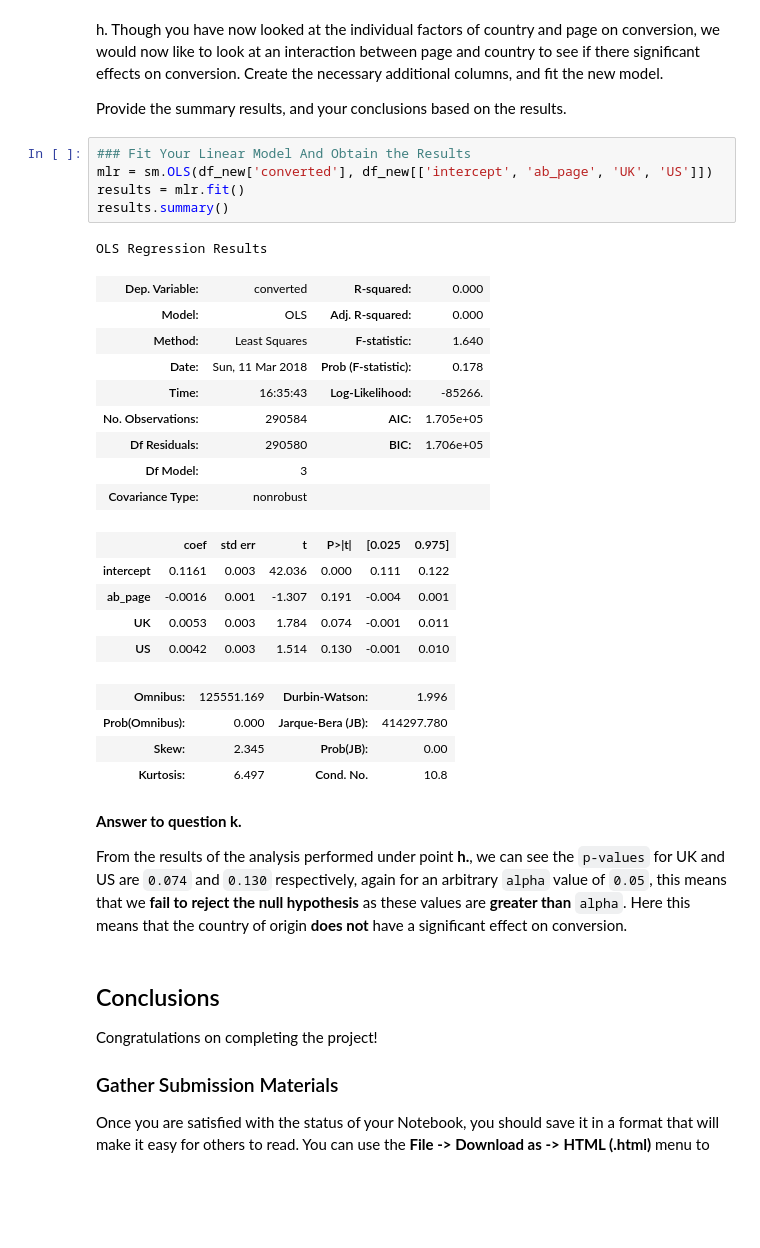
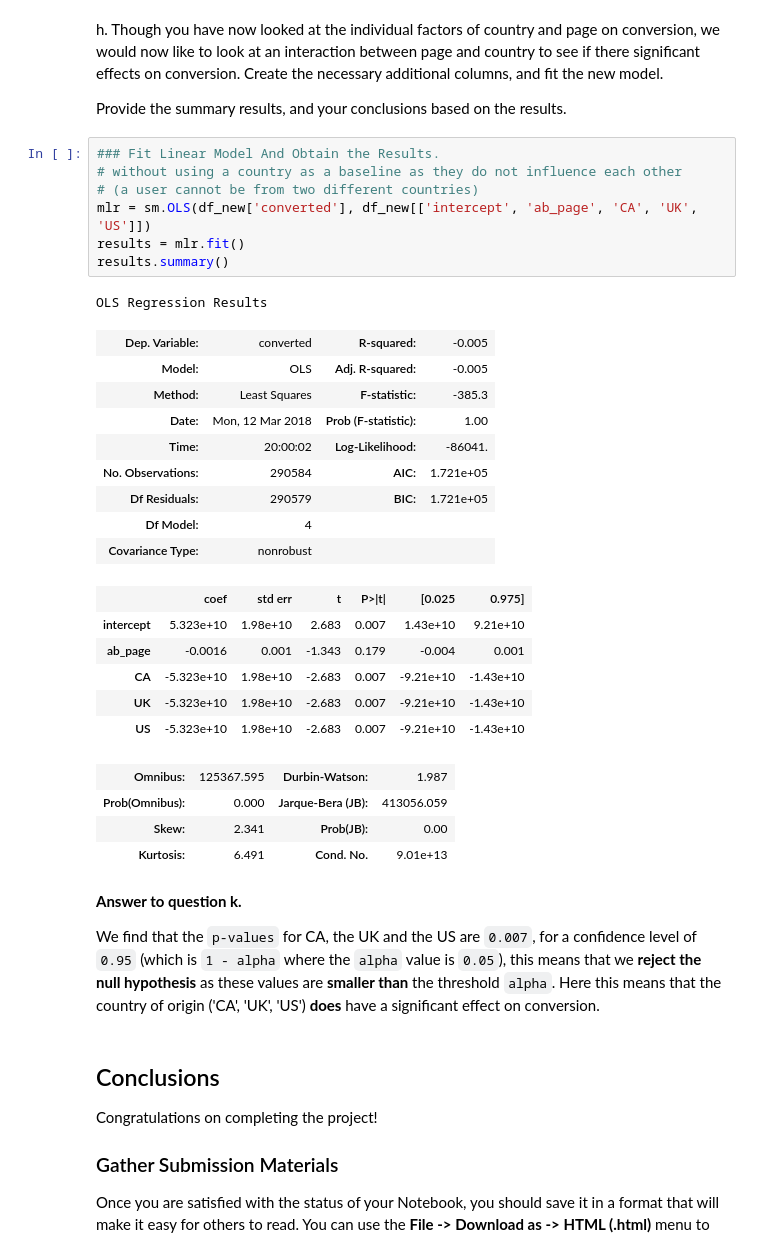
Before and after one commit to Zabamund/datasci-nano, a Jupyter notebook: AnalyzeABTest/Analyze_ab_test_results_notebook.ipynb, the cells around one changed output. Saved outputs shown, nothing was run; the diff lists cells and outputs as text; blank space fills up the shorter version.

```diff
--- a/AnalyzeABTest/Analyze_ab_test_results_notebook.ipynb
+++ b/AnalyzeABTest/Analyze_ab_test_results_notebook.ipynb
@@ -726,34 +726,37 @@ h. Though you have now looked at the individual factors of country and page on c
 
 Provide the summary results, and your conclusions based on the results.
 # %%
-### Fit Your Linear Model And Obtain the Results
-mlr = sm.OLS(df_new['converted'], df_new[['intercept', 'ab_page', 'UK', 'US']])
+### Fit Linear Model And Obtain the Results.
+# without using a country as a baseline as they do not influence each other
+# (a user cannot be from two different countries)
+mlr = sm.OLS(df_new['converted'], df_new[['intercept', 'ab_page', 'CA', 'UK', 'US']])
 results = mlr.fit()
 results.summary()
 # %% [output]
 OLS Regression Results
-| Dep. Variable: | converted | R-squared: | 0.000 |
-| Model: | OLS | Adj. R-squared: | 0.000 |
-| Method: | Least Squares | F-statistic: | 1.640 |
-| Date: | Sun, 11 Mar 2018 | Prob (F-statistic): | 0.178 |
-| Time: | 16:35:43 | Log-Likelihood: | -85266. |
-| No. Observations: | 290584 | AIC: | 1.705e+05 |
-| Df Residuals: | 290580 | BIC: | 1.706e+05 |
-| Df Model: | 3 |  |  |
+| Dep. Variable: | converted | R-squared: | -0.005 |
+| Model: | OLS | Adj. R-squared: | -0.005 |
+| Method: | Least Squares | F-statistic: | -385.3 |
+| Date: | Mon, 12 Mar 2018 | Prob (F-statistic): | 1.00 |
+| Time: | 20:00:02 | Log-Likelihood: | -86041. |
+| No. Observations: | 290584 | AIC: | 1.721e+05 |
+| Df Residuals: | 290579 | BIC: | 1.721e+05 |
+| Df Model: | 4 |  |  |
 | Covariance Type: | nonrobust |  |  |
 |  | coef | std err | t | P>|t| | [0.025 | 0.975] |
-| intercept | 0.1161 | 0.003 | 42.036 | 0.000 | 0.111 | 0.122 |
-| ab_page | -0.0016 | 0.001 | -1.307 | 0.191 | -0.004 | 0.001 |
-| UK | 0.0053 | 0.003 | 1.784 | 0.074 | -0.001 | 0.011 |
-| US | 0.0042 | 0.003 | 1.514 | 0.130 | -0.001 | 0.010 |
+| intercept | 5.323e+10 | 1.98e+10 | 2.683 | 0.007 | 1.43e+10 | 9.21e+10 |
+| ab_page | -0.0016 | 0.001 | -1.343 | 0.179 | -0.004 | 0.001 |
+| CA | -5.323e+10 | 1.98e+10 | -2.683 | 0.007 | -9.21e+10 | -1.43e+10 |
+| UK | -5.323e+10 | 1.98e+10 | -2.683 | 0.007 | -9.21e+10 | -1.43e+10 |
+| US | -5.323e+10 | 1.98e+10 | -2.683 | 0.007 | -9.21e+10 | -1.43e+10 |
-| Omnibus: | 125551.169 | Durbin-Watson: | 1.996 |
-| Prob(Omnibus): | 0.000 | Jarque-Bera (JB): | 414297.780 |
-| Skew: | 2.345 | Prob(JB): | 0.00 |
-| Kurtosis: | 6.497 | Cond. No. | 10.8 |
+| Omnibus: | 125367.595 | Durbin-Watson: | 1.987 |
+| Prob(Omnibus): | 0.000 | Jarque-Bera (JB): | 413056.059 |
+| Skew: | 2.341 | Prob(JB): | 0.00 |
+| Kurtosis: | 6.491 | Cond. No. | 9.01e+13 |
 # %% [markdown]
 **Answer to question k.**
 
-From the results of the analysis performed under point **h.**, we can see the `p-values` for UK and US are `0.074` and `0.130` respectively, again for an arbitrary `alpha` value of `0.05`, this means that we **fail to reject the null hypothesis** as these values are **greater than** `alpha`. Here this means that the country of origin **does not** have a significant effect on conversion.
+We find that the `p-values` for CA, the UK and the US are `0.007`, for a confidence level of `0.95` (which is `1 - alpha` where the `alpha` value is `0.05`), this means that we **reject the null hypothesis** as these values are **smaller than** the threshold `alpha`. Here this means that the country of origin ('CA', 'UK', 'US') **does** have a significant effect on conversion.
 # %% [markdown]
 <a id='conclusions'></a>
 ## Conclusions
```
Also changed, not shown: parts of 13 cells of this notebook.
